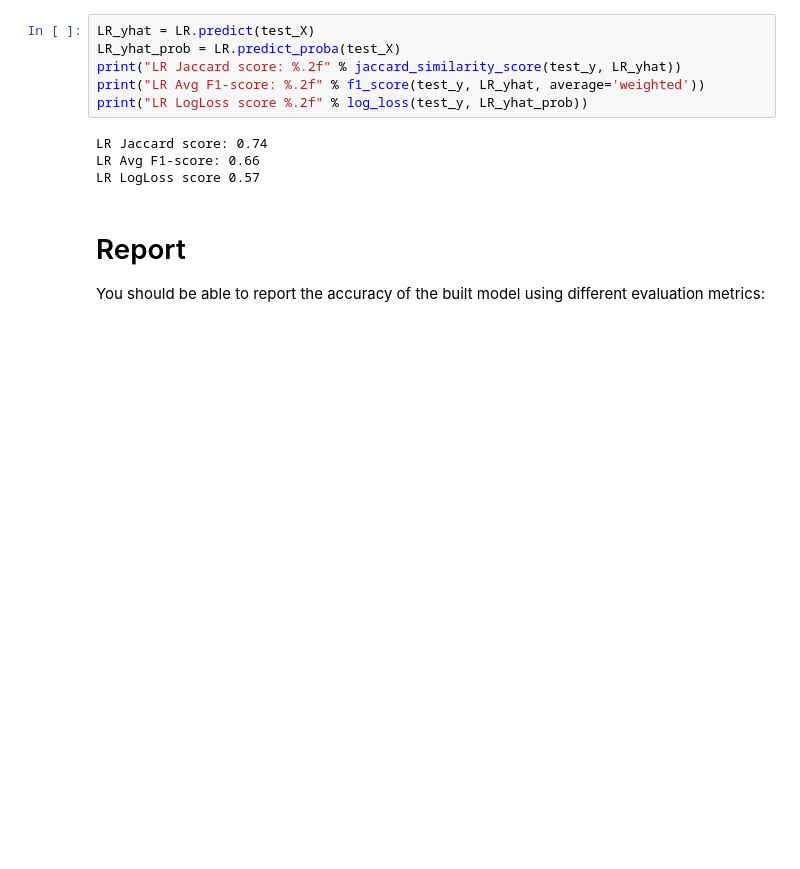
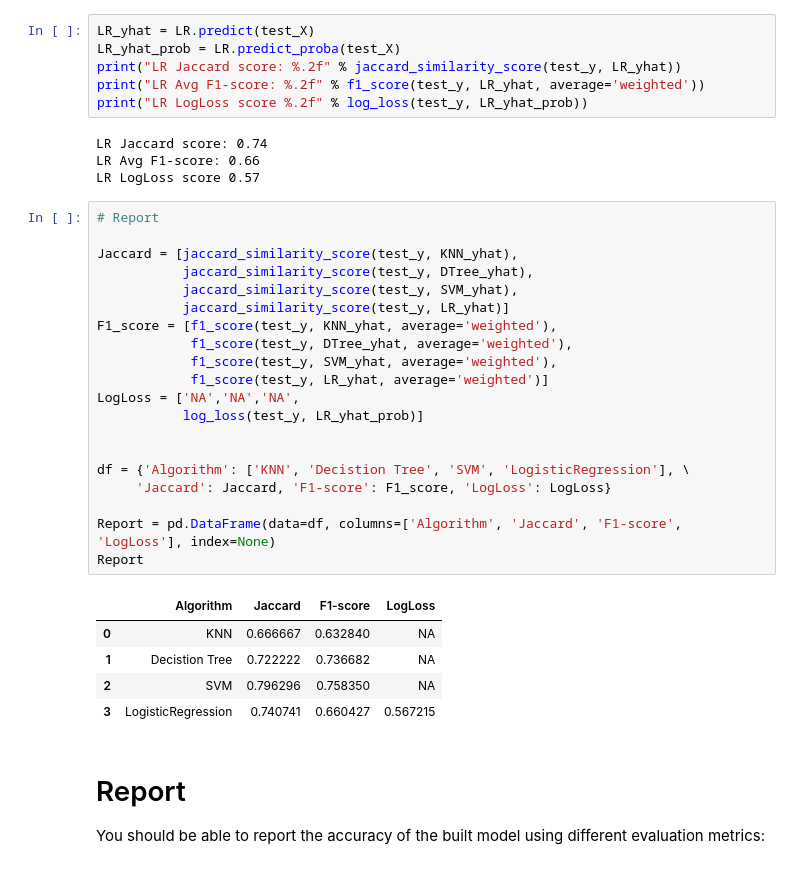
Before and after one commit to Sowmik23/ML_with_Python, a Jupyter notebook: Machine_Learning_with_Python.ipynb, the cells around one changed output. Cells and saved outputs as stored; diff of their text form; blank space fills up the shorter version.

```diff
--- a/Machine_Learning_with_Python.ipynb
+++ b/Machine_Learning_with_Python.ipynb
@@ -542,6 +616,32 @@ print("LR LogLoss score %.2f" % log_loss(test_y, LR_yhat_prob))
 LR Jaccard score: 0.74
 LR Avg F1-score: 0.66
 LR LogLoss score 0.57
+# %%
+# Report
+
+Jaccard = [jaccard_similarity_score(test_y, KNN_yhat),
+           jaccard_similarity_score(test_y, DTree_yhat),
+           jaccard_similarity_score(test_y, SVM_yhat),
+           jaccard_similarity_score(test_y, LR_yhat)]
+F1_score = [f1_score(test_y, KNN_yhat, average='weighted'),
+            f1_score(test_y, DTree_yhat, average='weighted'),
+            f1_score(test_y, SVM_yhat, average='weighted'),
+            f1_score(test_y, LR_yhat, average='weighted')]
+LogLoss = ['NA','NA','NA',
+           log_loss(test_y, LR_yhat_prob)]
+
+
+df = {'Algorithm': ['KNN', 'Decistion Tree', 'SVM', 'LogisticRegression'], \
+     'Jaccard': Jaccard, 'F1-score': F1_score, 'LogLoss': LogLoss}
+
+Report = pd.DataFrame(data=df, columns=['Algorithm', 'Jaccard', 'F1-score', 'LogLoss'], index=None)
+Report
+# %% [output]
+|  | Algorithm | Jaccard | F1-score | LogLoss |
+| 0 | KNN | 0.666667 | 0.632840 | NA |
+| 1 | Decistion Tree | 0.722222 | 0.736682 | NA |
+| 2 | SVM | 0.796296 | 0.758350 | NA |
+| 3 | LogisticRegression | 0.740741 | 0.660427 | 0.567215 |
 # %% [markdown]
 # Report
 You should be able to report the accuracy of the built model using different evaluation metrics:
```
Also changed, not shown: parts of 15 cells of this notebook.
